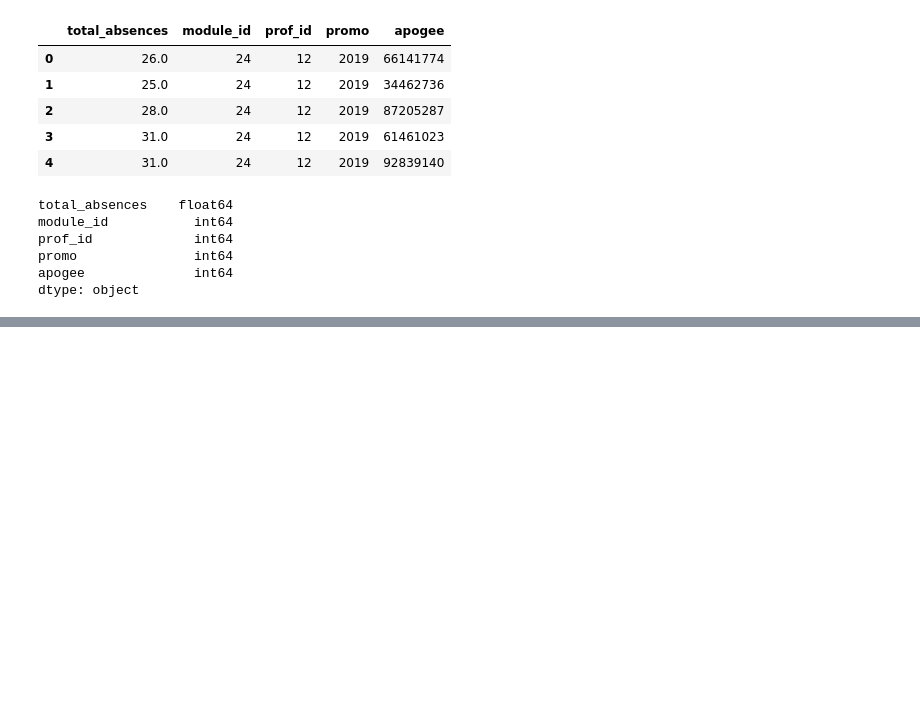
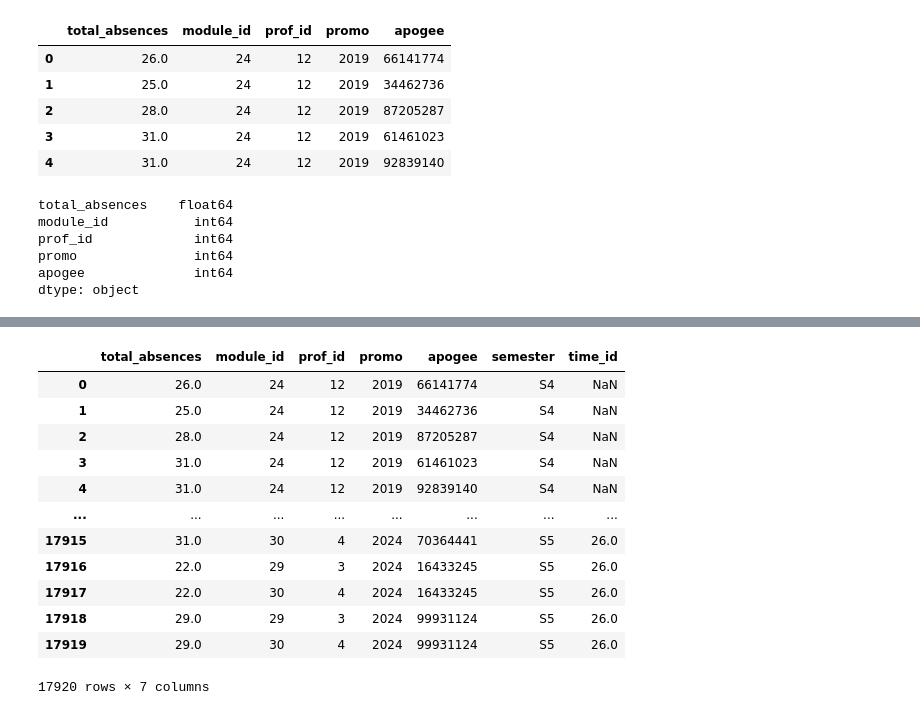
Before and after one commit to MedEZZOUAK/BI_PROJECT_ETL, a Jupyter notebook: ETL.ipynb, the cells around one changed output, grey strips where cells are left out. Drawn from its saved outputs; the diff is of its cells as text; code cells hidden in the pictures; blank space fills up the shorter version.

```diff
--- a/ETL.ipynb
+++ b/ETL.ipynb
@@ -1043,0 +1288,13 @@ conn.close()
+# %%
+data = [
+  ('2016/2017', 'S1'), ('2016/2017', 'S2'),
+  ('2017/2018', 'S1'), ('2017/2018', 'S2'), ('2017/2018', 'S3'), ('2017/2018', 'S4'),
+  ('2018/2019', 'S1'), ('2018/2019', 'S2'), ('2018/2019', 'S3'), ('2018/2019', 'S4'), ('2018/2019', 'S5'),
+  ('2019/2020', 'S1'), ('2019/2020', 'S2'), ('2019/2020', 'S3'), ('2019/2020', 'S4'), ('2019/2020', 'S5'),
+  ('2020/2021', 'S1'), ('2020/2021', 'S2'), ('2020/2021', 'S3'), ('2020/2021', 'S4'), ('2020/2021', 'S5'),
+  ('2021/2022', 'S1'), ('2021/2022', 'S2'), ('2021/2022', 'S3'), ('2021/2022', 'S4'), ('2021/2022', 'S5'),
+  ('2022/2023', 'S1'), ('2022/2023', 'S2'), ('2022/2023', 'S3'), ('2022/2023', 'S4'), ('2022/2023', 'S5'),
+  ('2023/2024', 'S1'), ('2023/2024', 'S2'), ('2023/2024', 'S3'), ('2023/2024', 'S4'), ('2023/2024', 'S5')
+]
+# %%
+time_df = pd.DataFrame(data, columns=['year', 'semester'])
@@ -1043,0 +1321,4 @@ conn.close()
+# %%
+#add index to the time_df
+time_df['time_id'] = time_df.index+1
+time_df
@@ -1043,0 +1343,34 @@ conn.close()
+# %%
+import pandas as pd
+
+# Function to map promo and semester to time_id
+def map_to_time_id(row, time_df):
+    # Calculate base year (2016 for promo 2019)
+    base_year = row['promo'] - 3
+
+    # Find matching row in time_df
+    mask = (time_df['year'] == f"{base_year}/{base_year+1}") & (time_df['semester'] == row['semester'])
+    if not time_df.loc[mask].empty:
+        time_id = time_df.loc[mask, 'time_id'].iloc[0]
+    else:
+        time_id = None  # or handle the case where no match is found
+    return time_id
+
+# Apply the mapping function to the DataFrame
+final_result_df['time_id'] = final_result_df.apply(lambda row: map_to_time_id(row, time_df), axis=1)
+# %%
+final_result_df
+# %% [output]
+|  | total_absences | module_id | prof_id | promo | apogee | semester | time_id |
+| 0 | 26.0 | 24 | 12 | 2019 | 66141774 | S4 | NaN |
+| 1 | 25.0 | 24 | 12 | 2019 | 34462736 | S4 | NaN |
+| 2 | 28.0 | 24 | 12 | 2019 | 87205287 | S4 | NaN |
+| 3 | 31.0 | 24 | 12 | 2019 | 61461023 | S4 | NaN |
+| 4 | 31.0 | 24 | 12 | 2019 | 92839140 | S4 | NaN |
+| ... | ... | ... | ... | ... | ... | ... | ... |
+| 17915 | 31.0 | 30 | 4 | 2024 | 70364441 | S5 | 26.0 |
+| 17916 | 22.0 | 29 | 3 | 2024 | 16433245 | S5 | 26.0 |
+| 17917 | 22.0 | 30 | 4 | 2024 | 16433245 | S5 | 26.0 |
+| 17918 | 29.0 | 29 | 3 | 2024 | 99931124 | S5 | 26.0 |
+| 17919 | 29.0 | 30 | 4 | 2024 | 99931124 | S5 | 26.0 |
+17920 rows × 7 columns
```
Also changed, not shown: parts of 32 cells of this notebook, 7 other files.
